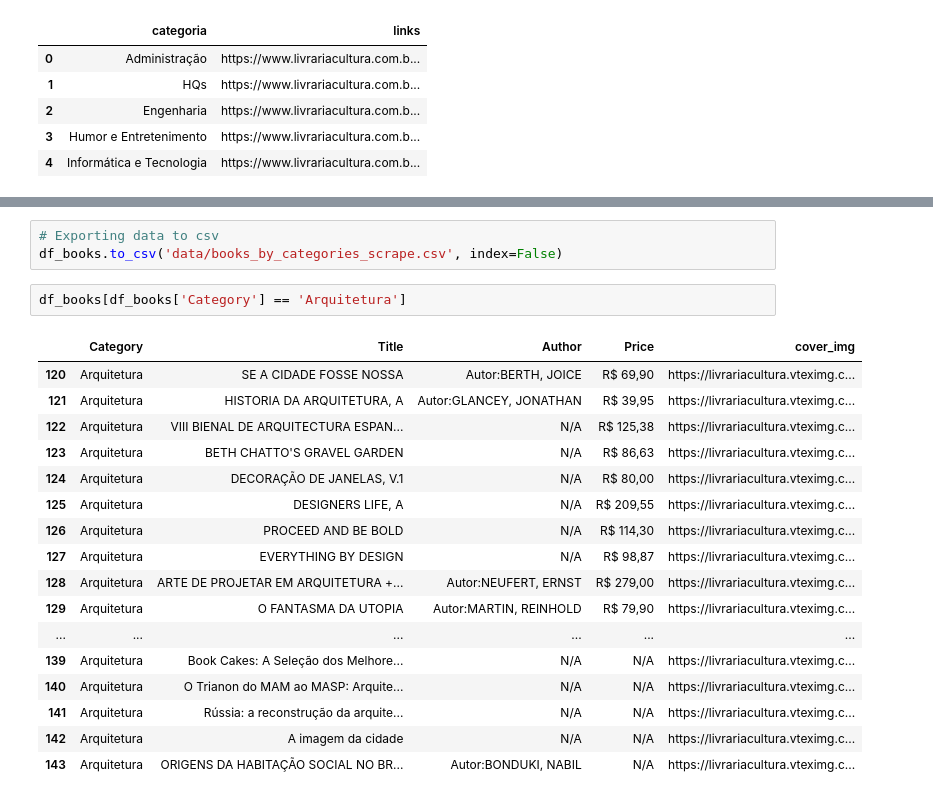
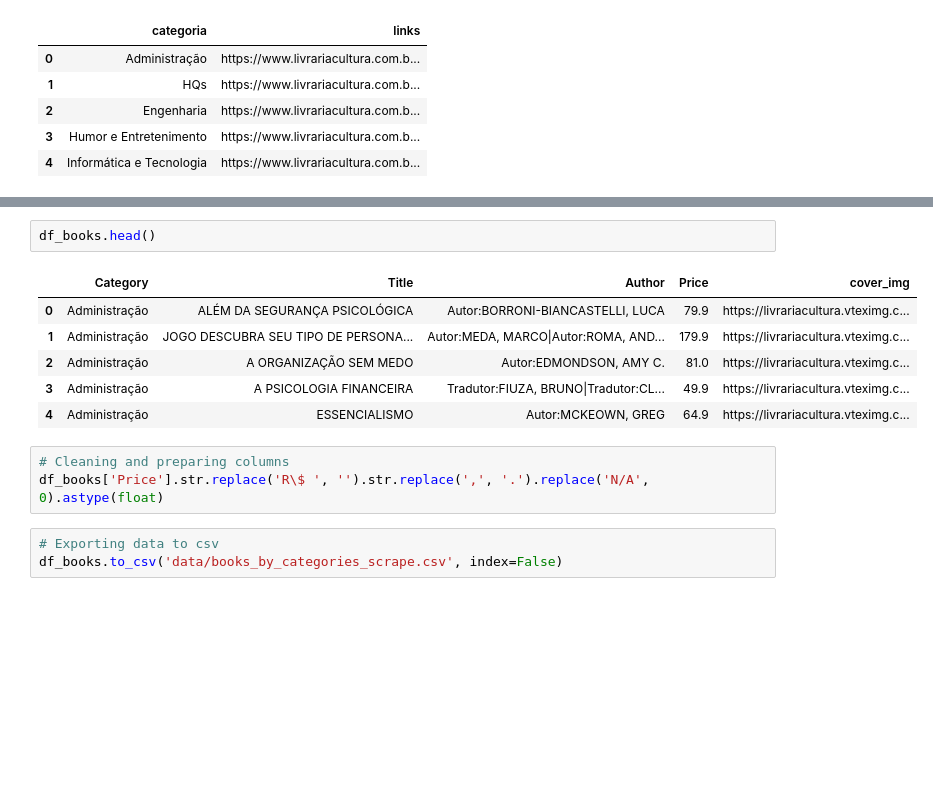
Before and after one commit to felipe-de-castro/web-scraping-pages, a Jupyter notebook: livrariacultura-indicacoes-admin.ipynb, the cells around one changed output, grey strips where cells are left out. Cells and saved outputs as stored; diff of their text form; blank space fills up the shorter version.

```diff
--- a/livrariacultura-indicacoes-admin.ipynb
+++ b/livrariacultura-indicacoes-admin.ipynb
@@ -255,23 +259,15 @@ df_books
+# %%
+df_books.head()
+# %% [output]
+|  | Category | Title | Author | Price | cover_img |
+| 0 | Administração | ALÉM DA SEGURANÇA PSICOLÓGICA | Autor:BORRONI-BIANCASTELLI, LUCA | 79.9 | https://livrariacultura.vteximg.c... |
+| 1 | Administração | JOGO DESCUBRA SEU TIPO DE PERSONA... | Autor:MEDA, MARCO|Autor:ROMA, AND... | 179.9 | https://livrariacultura.vteximg.c... |
+| 2 | Administração | A ORGANIZAÇÃO SEM MEDO | Autor:EDMONDSON, AMY C. | 81.0 | https://livrariacultura.vteximg.c... |
+| 3 | Administração | A PSICOLOGIA FINANCEIRA | Tradutor:FIUZA, BRUNO|Tradutor:CL... | 49.9 | https://livrariacultura.vteximg.c... |
+| 4 | Administração | ESSENCIALISMO | Autor:MCKEOWN, GREG | 64.9 | https://livrariacultura.vteximg.c... |
+# %%
+# Cleaning and preparing columns
+df_books['Price'].str.replace('R\$ ', '').str.replace(',', '.').replace('N/A', 0).astype(float)
 # %%
 # Exporting data to csv
 df_books.to_csv('data/books_by_categories_scrape.csv', index=False)
-# %%
-df_books[df_books['Category'] == 'Arquitetura']
-# %% [output]
-|  | Category | Title | Author | Price | cover_img |
-| 120 | Arquitetura | SE A CIDADE FOSSE NOSSA | Autor:BERTH, JOICE | R$ 69,90 | https://livrariacultura.vteximg.c... |
-| 121 | Arquitetura | HISTORIA DA ARQUITETURA, A | Autor:GLANCEY, JONATHAN | R$ 39,95 | https://livrariacultura.vteximg.c... |
-| 122 | Arquitetura | VIII BIENAL DE ARQUITECTURA ESPAN... | N/A | R$ 125,38 | https://livrariacultura.vteximg.c... |
-| 123 | Arquitetura | BETH CHATTO'S GRAVEL GARDEN | N/A | R$ 86,63 | https://livrariacultura.vteximg.c... |
-| 124 | Arquitetura | DECORAÇÃO DE JANELAS, V.1 | N/A | R$ 80,00 | https://livrariacultura.vteximg.c... |
-| 125 | Arquitetura | DESIGNERS LIFE, A | N/A | R$ 209,55 | https://livrariacultura.vteximg.c... |
-| 126 | Arquitetura | PROCEED AND BE BOLD | N/A | R$ 114,30 | https://livrariacultura.vteximg.c... |
-| 127 | Arquitetura | EVERYTHING BY DESIGN | N/A | R$ 98,87 | https://livrariacultura.vteximg.c... |
-| 128 | Arquitetura | ARTE DE PROJETAR EM ARQUITETURA +... | Autor:NEUFERT, ERNST | R$ 279,00 | https://livrariacultura.vteximg.c... |
-| 129 | Arquitetura | O FANTASMA DA UTOPIA | Autor:MARTIN, REINHOLD | R$ 79,90 | https://livrariacultura.vteximg.c... |
-| ... | ... | ... | ... | ... | ... |
-| 139 | Arquitetura | Book Cakes: A Seleção dos Melhore... | N/A | N/A | https://livrariacultura.vteximg.c... |
-| 140 | Arquitetura | O Trianon do MAM ao MASP: Arquite... | N/A | N/A | https://livrariacultura.vteximg.c... |
-| 141 | Arquitetura | Rússia: a reconstrução da arquite... | N/A | N/A | https://livrariacultura.vteximg.c... |
-| 142 | Arquitetura | A imagem da cidade | N/A | N/A | https://livrariacultura.vteximg.c... |
-| 143 | Arquitetura | ORIGENS DA HABITAÇÃO SOCIAL NO BR... | Autor:BONDUKI, NABIL | N/A | https://livrariacultura.vteximg.c... |
```
Also changed, not shown: parts of 4 cells of this notebook, 1 other file.
